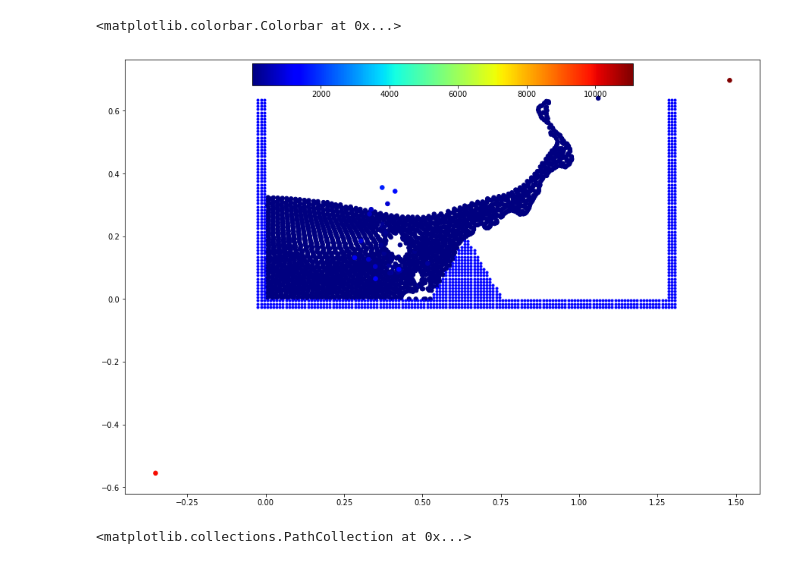
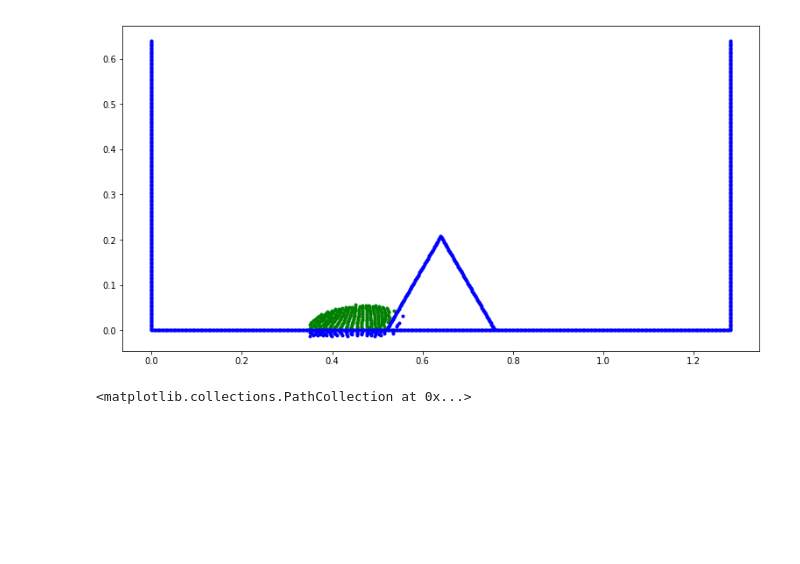
Before and after one commit to Jinx134235/static-water, a Jupyter notebook: particle&pressure plot.ipynb, the cells around one changed output. Cells and saved outputs as stored; diff of their text form; code cells hidden in the pictures; blank space fills up the shorter version.

```diff
--- a/particle&pressure plot.ipynb
+++ b/particle&pressure plot.ipynb
@@ -9,7 +9,7 @@ import matplotlib.tri as tri
 #from mpl_toolkits.basemap import Basemap, shiftgrid
 from mpl_toolkits.axes_grid1.inset_locator import inset_axes
 
-npts = 2100
+npts = 315
 #total number of fluid particles
 #steps=2000
 xl = 1.28#size of the domain, divided by 2
@@ -19,7 +19,7 @@ dx = xl/128
 data1 = np.loadtxt('../data/f_xv.dat')
 data0 = np.loadtxt('../data/ini_xv.dat')
 data2 = np.loadtxt('../data/xv_vp.dat',skiprows=1)
-data3 = np.loadtxt('../data/kernel.dat')
+#data3 = np.loadtxt('../data/kernel.dat')
 exdata = np.loadtxt('../data/f_state.dat')
 data4 = np.loadtxt('../data/record.dat')
 data5 = np.loadtxt('../data/ini_virt.dat')
@@ -32,44 +32,48 @@ x2 = data1[:,1]
 y2 = data1[:,2]
 u2 = data1[:,3]
 v2 = data1[:,4]
-#x3 = data2[:,1]
-#y3 = data2[:,2]
+x3 = data2[:,1]
+y3 = data2[:,2]
 #u3 = data2[:,3]
 #v3 = data2[:,4]
 x5 = data5[:,1]
 y5 = data5[:,2]
-kernel1 = data3[:npts,1]
+#kernel1 = data3[:npts,1]
 itype = data6[:,1]
-kernel2 = data3[npts:,1]
+#kernel2 = data3[npts:,1]
 #hp = 0.
 xx = []
 yy = []
 pp = []
 vv = []
+
+recoer = []
 pressure = exdata[:,3]
 #print(pressure)
 #pvp = data7[:,3]
-hydro = exdata[:,3]
+#hydro = exdata[:,3]
 velocity = np.zeros(len(y2))
 density = exdata[:,2]
 #energy = exdata[:,4]
 #normarlized pressure
 for i in range(len(x2)):
-    hydro[i] = 9.8*1000*(yl-y2[i])
+#    hydro[i] = 9.8*1000*(yl-y2[i])
     velocity[i] = np.sqrt(u2[i]**2+v2[i]**2)
-    density[i] = abs(density[i]-1000)
-#    if x2[i]>=xl/2:
-#        xx.append(x2[i])
-#        yy.append(y2[i])
-#        pp.append(pressure[i])
-#        vv.append(velocity[i])
-
+    density[i] = density[i]/1000
+#    if itype[i]==0:
+#        recoer.append(i)
+    if x2[i]>=xl/2:
+        xx.append(x2[i])
+        yy.append(y2[i])
+        pp.append(pressure[i])
+        vv.append(velocity[i])
+#print(recoer)
 fig, ax = plt.subplots(figsize=(15, 15))
 
 #for i in range(20):
 #    p1[i] = exdata[741+2*i,3]
 #ax.set_title('wcsph results, fluid particle:%d,timestep:%d'%(npts,steps))
-init = plt.subplot(111,aspect=1.0)
+init = plt.subplot(211,aspect=1.0)
 #init.plot
 #for i in range(len(x0)):
 #    dis = np.sqrt((x0[i]-x0[7554])**2+(y0[i]-y0[7554])**2)
@@ -78,9 +82,9 @@ init = plt.subplot(111,aspect=1.0)
 ##    elif i==7554 or i==7555:
 #        init.plot(x2[i],y2[i],'.b')
 #   else:
-
-init.plot(x5,y5,'.b')
-#init.plot(x0,y0,'.g')
+init.plot(x2,y2,'.g',x3,y3,'.b')
+#for i in range(len(recoer)):
+#    init.plot(x2[recoer[i]],y2[recoer[i]],'.g')
 #for i in range(len(x2)):
 #    if x2[i]<=1.04:
 #        init.plot(x2[i],y2[i],'.b')
@@ -92,22 +96,22 @@ init.plot(x5,y5,'.b')
 #interpolator = tri.LinearTriInterpolator(triang, pressure)
 #Xi, Yi = np.meshgrid(xi, yi)
 #zi = interpolator(Xi, Yi)
-xi = np.linspace(xl/2,xl,64)
-yi = np.linspace(0,yl,64)
-#zi = griddata(x2,y2,pressure,xi,yi,interp='linear')
+#xi = np.linspace(xl/2,xl,64)
+#yi = np.linspace(0,yl,64)
+#zi = griddata(xx,yy,pp,xi,yi,interp='linear')
 # contour the gridded data, plotting dots at the randomly spaced data points.
-CS = plt.subplot(111,aspect=1.0)
+#CS = plt.subplot(223,aspect=1.0)
 #im2 = CS.plot(x2,y2,10,pressure,cmap='jet')
-#im2 = CS.contour(xi, yi, zi, 200, cmap='jet')
+#im2 = CS.contourf(xi, yi, zi, 200, cmap='jet')
 #cntr1 = ax1.contourf(xi, yi, zi, 200, cmap="jet")
 #im2 = CS.contourf(xi,yi,zi,200,cmap=plt.cm.jet)
 #im2 = CS.contourf(xii,yi,zii,200,cmap=plt.cm.jet)
-im2 = CS.scatter(x2,y2,30,velocity,cmap='jet')
+#im2 = CS.scatter(x2,y2,30,pressure,cmap='jet')
 #fmt = ticker.LogFormatterMathtext()
 #fmt.create_dummy_axis()
 #CS.clabel(im2, im2.levels[::2])
-cbaxes = inset_axes(CS, width="60%", height="5%", loc=9)
-plt.colorbar(im2,cax=cbaxes, orientation='horizontal')
+#cbaxes = inset_axes(CS, width="60%", height="5%", loc=9)
+#plt.colorbar(im2,cax=cbaxes, orientation='horizontal')
 #fig.colorbar(im2, ax=CS, orientation='horizontal',pad=0.05)
 #fig.colorbar(im2,ax = CS, pad=0.05)
 #CS.set_title('pressure field') #both contour & scatter are used
@@ -164,5 +168,4 @@ Adding an axes using the same arguments as a previous axes currently reuses the
-<matplotlib.colorbar.Colorbar at 0x...>
-[figure, old version]
+[figure, new version]
 # %%
 fig, ax = plt.subplots(figsize=(10, 10))
 CS = plt.subplot(111,aspect=1.0)
```
Also changed, not shown: parts of 5 cells of this notebook, 11 other files.
